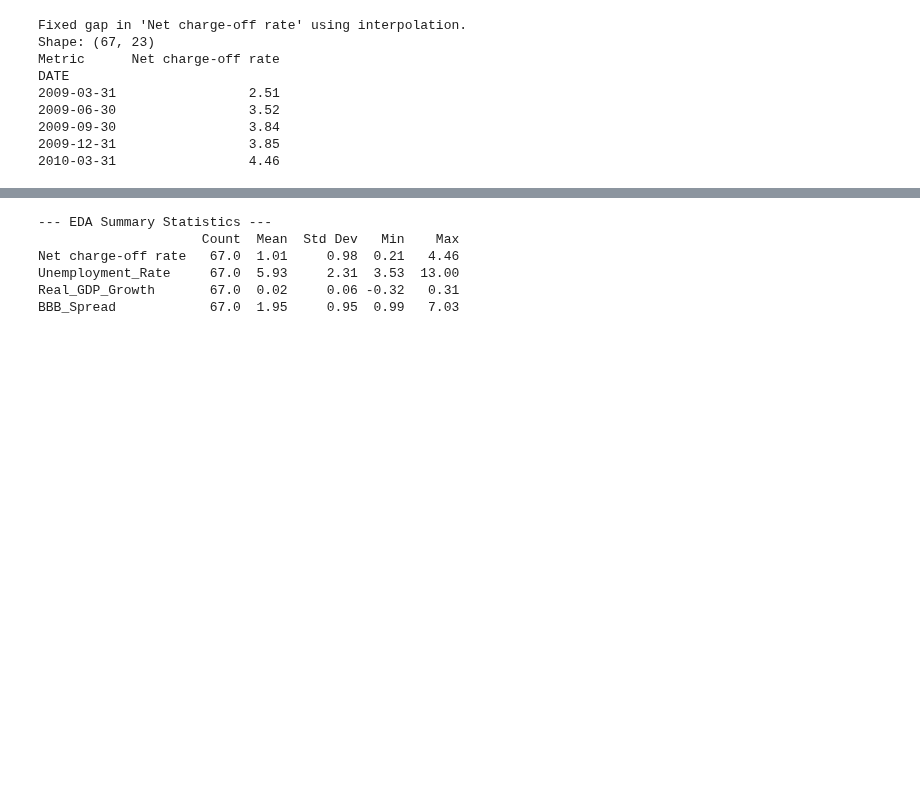
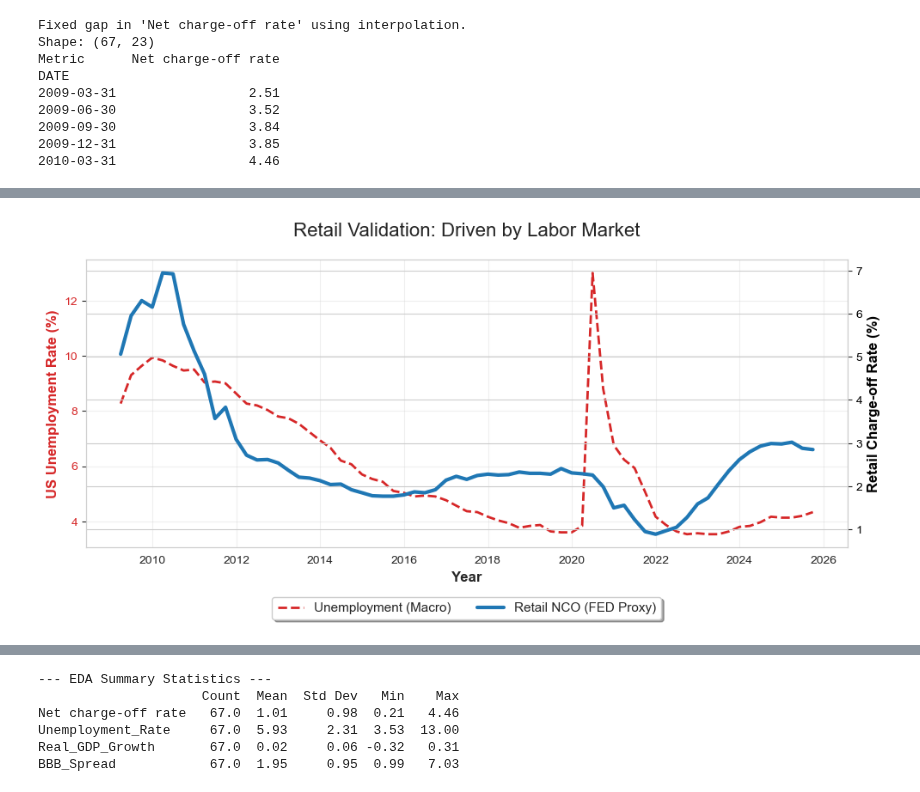
Before and after one commit to sohamjoshi1998/fim601-ccar, a Jupyter notebook: macro_data_eda.ipynb, the cells around one changed output, grey strips where cells are left out. Saved outputs shown, nothing was run; the diff lists cells and outputs as text; code cells hidden in the pictures; blank space fills up the shorter version.

```diff
--- a/macro_data_eda.ipynb
+++ b/macro_data_eda.ipynb
@@ -126,0 +166,29 @@ plt.show()
+# %%
+fig1, ax1 = plt.subplots(figsize=(10, 5))
+
+color_macro1 = 'tab:red'
+ax1.set_xlabel('Year', fontsize=12, fontweight='bold')
+ax1.set_ylabel('US Unemployment Rate (%)', color=color_macro1, fontsize=12, fontweight='bold')
+l1 = ax1.plot(df_final.index, df_final['Unemployment_Rate'], color=color_macro1,
+                  linestyle='--', linewidth=2, label='Unemployment (Macro)')
+ax1.tick_params(axis='y', labelcolor=color_macro1)
+ax1.grid(True, alpha=0.3)
+
+ax2 = ax1.twinx()
+color_ret = 'tab:blue'
+l2 = ax2.plot(df_final.index, df_final['Retail_NCO'], color=color_ret,
+                linewidth=3, label='Retail NCO (FED Proxy)')
+ax2.set_ylabel('Retail Charge-off Rate (%)', color='black', fontsize=12, fontweight='bold')
+ax2.tick_params(axis='y', labelcolor='black')
+
+plt.title('Retail Validation: Driven by Labor Market', fontsize=16, pad=20)
+lines1 = l1 + l2
+labels1 = [l.get_label() for l in lines1]
+ax1.legend(lines1, labels1, loc='upper center', bbox_to_anchor=(0.5, -0.15),
+            fancybox=True, shadow=True, ncol=2, fontsize=11)
+
+plt.tight_layout()
+plt.savefig('./output/chart_trend_validation_retail.png', dpi=600, bbox_inches='tight')
+plt.show()
+# %% [output]
+[figure, added]
```
Also changed, not shown: parts of 8 cells of this notebook, 6 other files.
